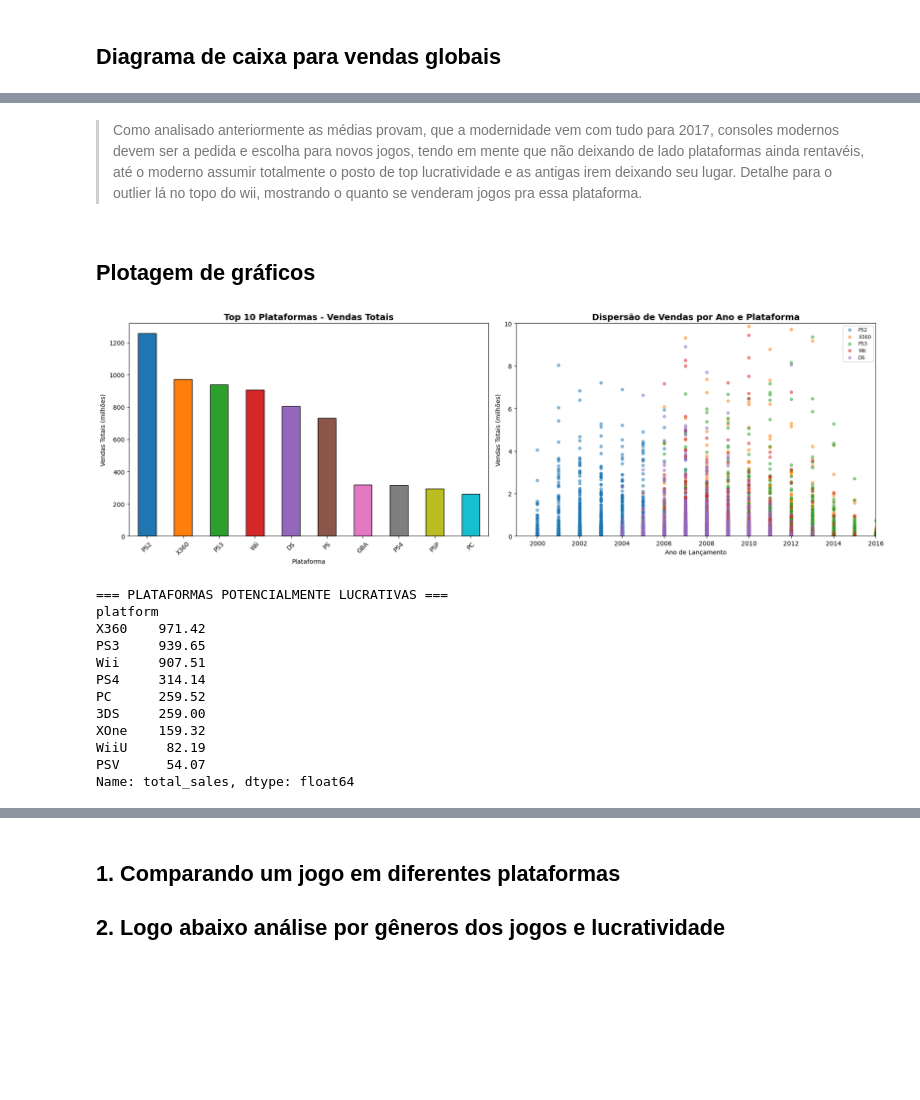
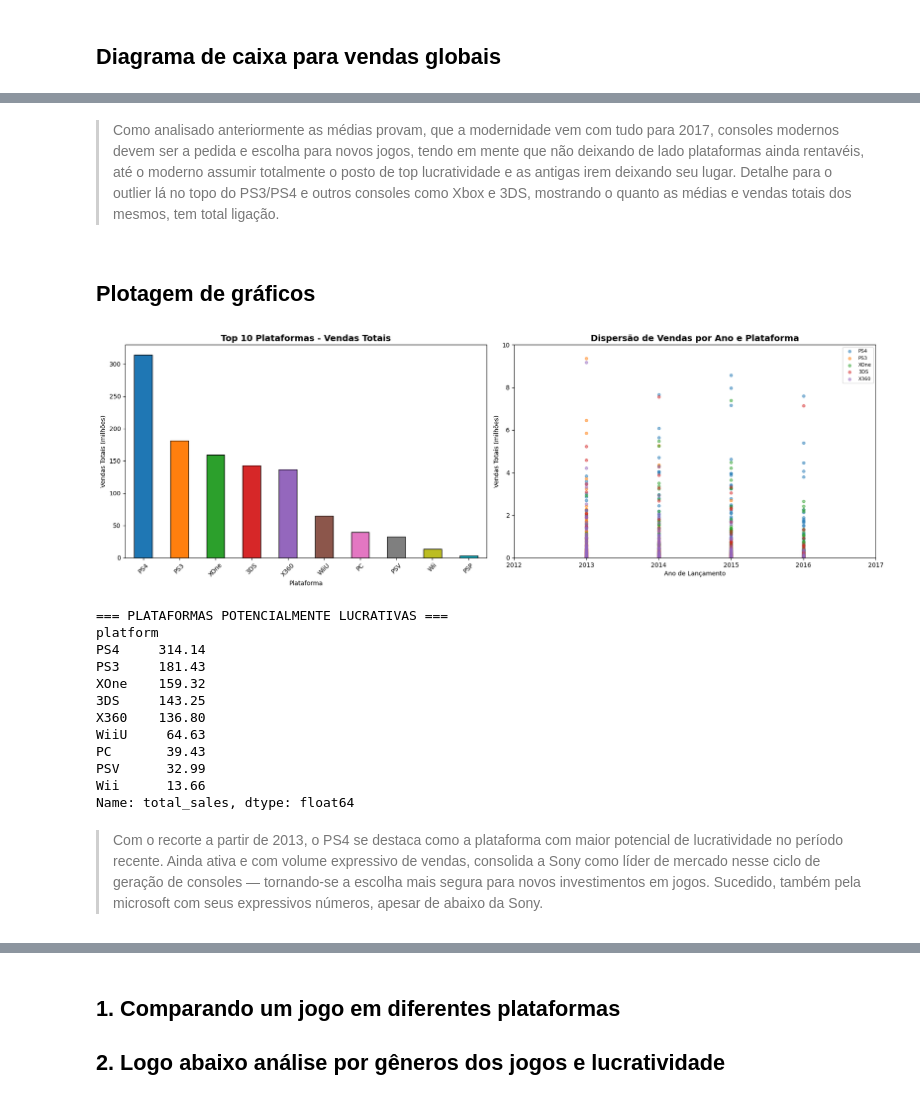
Before and after one commit to luiz19190/Sprint-6-tripleten-projeto-integrado, a Jupyter notebook: notebook_project.ipynb, the cells around one changed output, grey strips where cells are left out. Saved outputs shown, nothing was run; the diff lists cells and outputs as text; code cells hidden in the pictures; blank space fills up the shorter version.

```diff
--- a/notebook_project.ipynb
+++ b/notebook_project.ipynb
@@ -111,7 +175,9 @@ dtype: int64
 
 + Corrigir o name e genre, são apenas dois de cada, mas já faço essa correção;
 # %%
-df = df.dropna(subset=['name', 'genre'])
+# Substitui os valores nulos por 'ausente' nas colunas específicas
+df[['name', 'genre']] = df[['name', 'genre']].fillna('ausente')
+
 print(df.isna().sum())
 # %% [output]
 name                  0
@@ -189,2 +287,9 @@ Pode-se notar que apartir dos anos 90 em diante houve uma crescente enorme de jo
 # %% [markdown]
 ## Analisar a venda por plataforma
+# %%
+# Filtrando o DataFrame para manter apenas dados de 2013 em diante
+df_recente = df[df['year_of_release'] >= 2013].copy()
+
+print(f"Dataset completo: {len(df)} registros")
+print(f"Dataset recortado (>= 2013): {len(df_recente)} registros")
+print(f"Anos disponíveis: {sorted(df_recente['year_of_release'].dropna().unique())}")
@@ -191,6 +300,6 @@ Pode-se notar que apartir dos anos 90 em diante houve uma crescente enorme de jo
 # %%
 # Vendas totais por cada plataforma
-platform_sales = df.groupby('platform')['total_sales'].sum().sort_values(ascending=False)
+platform_sales = df_recente.groupby('platform')['total_sales'].sum().sort_values(ascending=False)
 print(platform_sales.head(10))
 # %% [output]
 platform
@@ -321,6 +422,6 @@ PSP     0.24
 Name: total_sales, dtype: float64
 # %% [markdown]
-> Como analisado anteriormente as médias provam, que a modernidade vem com tudo para 2017, consoles modernos devem ser a pedida e escolha para novos jogos, tendo em mente que não deixando de lado plataformas ainda rentavéis, até o moderno assumir totalmente o posto de top lucratividade e as antigas irem deixando seu lugar. Detalhe para o outlier lá no topo do wii, mostrando o quanto se venderam jogos pra essa plataforma.
+> Como analisado anteriormente as médias provam, que a modernidade vem com tudo para 2017, consoles modernos devem ser a pedida e escolha para novos jogos, tendo em mente que não deixando de lado plataformas ainda rentavéis, até o moderno assumir totalmente o posto de top lucratividade e as antigas irem deixando seu lugar. Detalhe para o outlier lá no topo do PS3/PS4 e outros consoles como Xbox e 3DS, mostrando o quanto as médias e vendas totais dos mesmos, tem total ligação.
 # %% [markdown]
 ## Plotagem de gráficos
 # %%
@@ -333,50 +434,52 @@ colors = plt.cm.tab10.colors
 platform_sales.head(10).plot(kind='bar', ax=axes[0], color=colors, edgecolor='black')
 axes[0].set_title('Top 10 Plataformas - Vendas Totais', fontsize=14, fontweight='bold')
 axes[0].set_xlabel('Plataforma')
 axes[0].set_ylabel('Vendas Totais (milhões)')
 axes[0].tick_params(axis='x', rotation=45)
 
 # dispersão top 5 plataformas
 top_platforms = platform_sales.head(5).index
-df_top = df[df['platform'].isin(top_platforms)].dropna(subset=['year_of_release'])
+df_top = df_recente[df_recente['platform'].isin(top_platforms)].dropna(subset=['year_of_release'])
 
 for platform in top_platforms:
     dados = df_top[df_top['platform'] == platform]
     axes[1].scatter(dados['year_of_release'], dados['total_sales'],
                     label=platform, alpha=0.5, s=20)
 
 axes[1].set_title('Dispersão de Vendas por Ano e Plataforma', fontsize=14, fontweight='bold')
 axes[1].set_xlabel('Ano de Lançamento')
 axes[1].set_ylabel('Vendas Totais (milhões)')
 axes[1].set_ylim(0, 10)
-axes[1].set_xlim(1999, df_top['year_of_release'].max())
+axes[1].set_xlim(2012, df_top['year_of_release'].max() + 1)
 axes[1].legend(fontsize=8)
 
 plt.tight_layout()
 plt.savefig('platform_sales.png', dpi=150)
 plt.show()
 
 # plataformas potencialmente lucrativas
-ano_atual = df['year_of_release'].dropna().max()
-platform_data = df.dropna(subset=['year_of_release']).groupby('platform')['year_of_release'].agg(['min', 'max'])
+ano_atual = df_recente['year_of_release'].dropna().max()
+platform_data = df_recente.dropna(subset=['year_of_release']).groupby('platform')['year_of_release'].agg(['min', 'max'])
 ativas = platform_data[platform_data['max'] == ano_atual].index
 
 print("=== PLATAFORMAS POTENCIALMENTE LUCRATIVAS ===")
 print(platform_sales[platform_sales.index.isin(ativas)].head(10))
 # %% [output]
-[figure, old version]
+[figure, new version]
 === PLATAFORMAS POTENCIALMENTE LUCRATIVAS ===
 platform
-X360    971.42
-PS3     939.65
-Wii     907.51
 PS4     314.14
-PC      259.52
-3DS     259.00
+PS3     181.43
 XOne    159.32
-WiiU     82.19
-PSV      54.07
+3DS     143.25
+X360    136.80
+WiiU     64.63
+PC       39.43
+PSV      32.99
+Wii      13.66
 Name: total_sales, dtype: float64
+# %% [markdown]
+> Com o recorte a partir de 2013, o PS4 se destaca como a plataforma com maior potencial de lucratividade no período recente. Ainda ativa e com volume expressivo de vendas, consolida a Sony como líder de mercado nesse ciclo de geração de consoles — tornando-se a escolha mais segura para novos investimentos em jogos. Sucedido, também pela microsoft com seus expressivos números, apesar de abaixo da Sony.
 # %% [markdown]
 ## Como as avaliações de usuários e profissionais afetam as vendas
 
```
Also changed, not shown: parts of 42 cells of this notebook.
